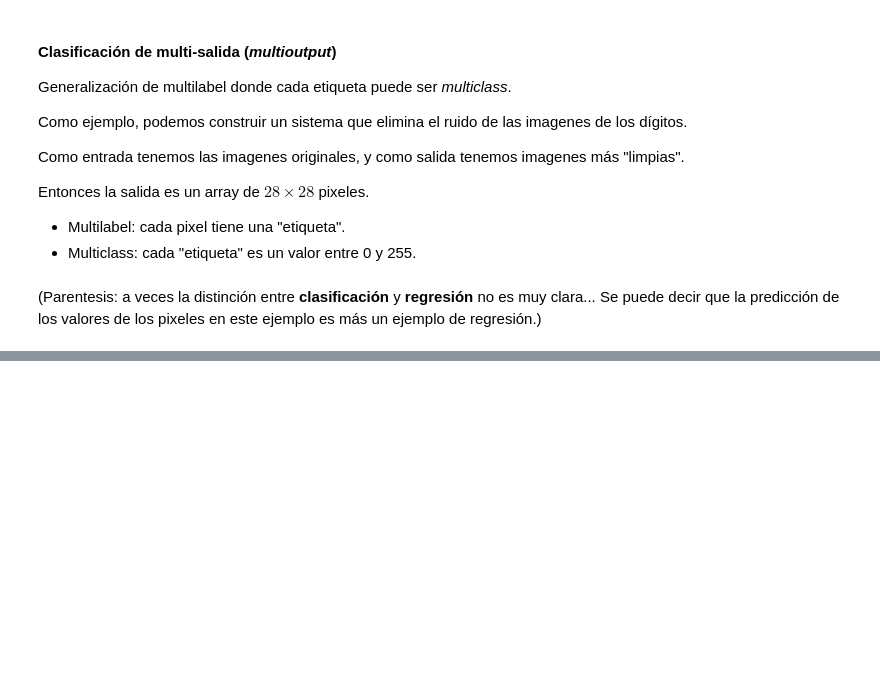
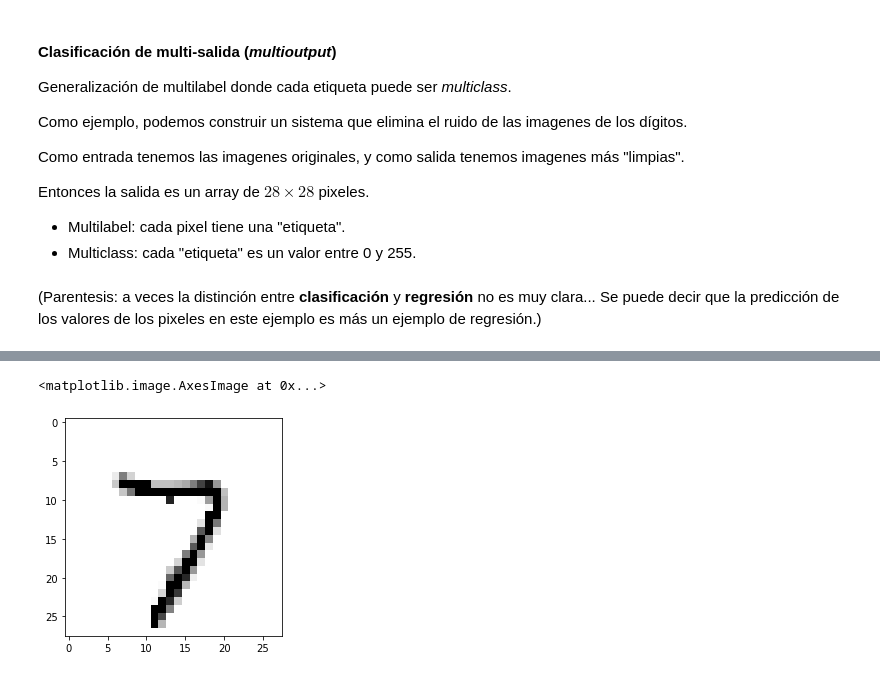
Before and after one commit to graemecan/machine_learning, a Jupyter notebook: 03_clasificacion.ipynb, the cells around one changed output, grey strips where cells are left out. Cells and saved outputs as stored; diff of their text form; code cells hidden in the pictures; blank space fills up the shorter version.

```diff
--- a/03_clasificacion.ipynb
+++ b/03_clasificacion.ipynb
@@ -644,4 +651,7 @@ imshow(y_test_mod[0])
 # %%
 knn_clf.fit(X_train_mod, y_train_mod)
 digito_limpio = knn_clf.predict([X_test_mod[0]])
-imshow(clean_digit)
+imshow(digito_limpio.reshape((28,28)),cmap=cm.binary)
+# %% [output]
+<matplotlib.image.AxesImage at 0x...>
+[figure, added]
```
Also changed, not shown: parts of 6 cells of this notebook.
